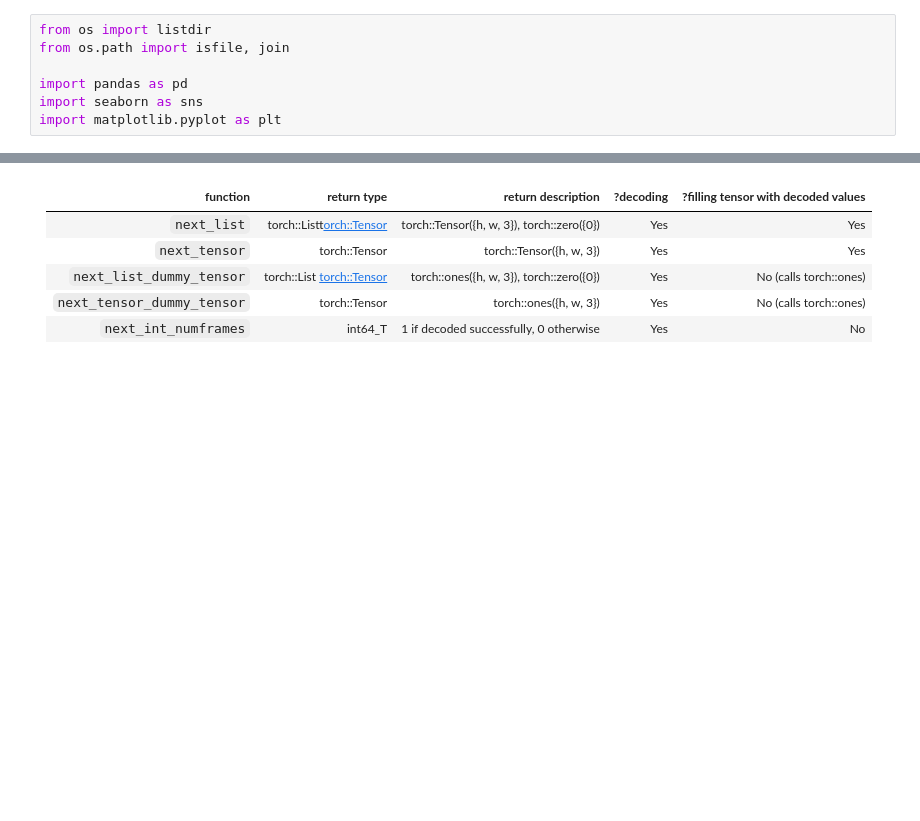
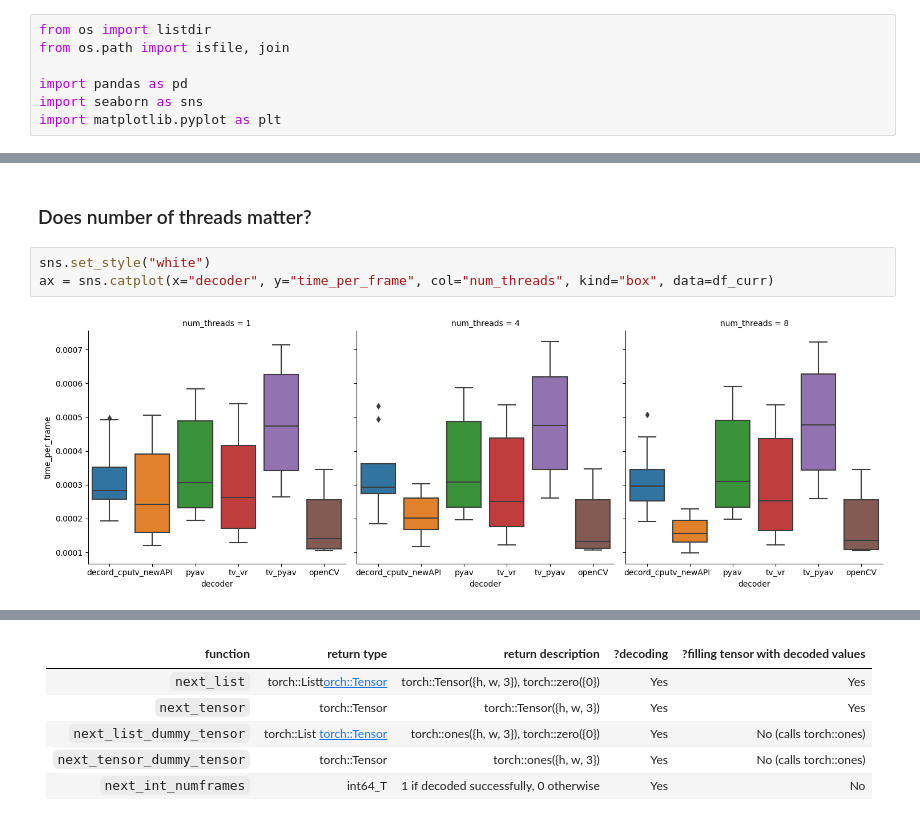
Before and after one commit to bjuncek/video_reader_benchmark, a Jupyter notebook: timeitcomp/Graph Results.ipynb, the cells around one changed output, grey strips where cells are left out. Drawn from its saved outputs; the diff is of its cells as text; blank space fills up the shorter version.

```diff
--- a/timeitcomp/Graph Results.ipynb
+++ b/timeitcomp/Graph Results.ipynb
@@ -30,0 +36,7 @@ plt.xticks(rotation=90)
+# %% [markdown]
+### Does number of threads matter?
+# %%
+sns.set_style("white")
+ax = sns.catplot(x="decoder", y="time_per_frame", col="num_threads", kind="box", data=df_curr)
+# %% [output]
+[figure, added]
```
Also changed, not shown: parts of 19 cells of this notebook, 4 other files.
